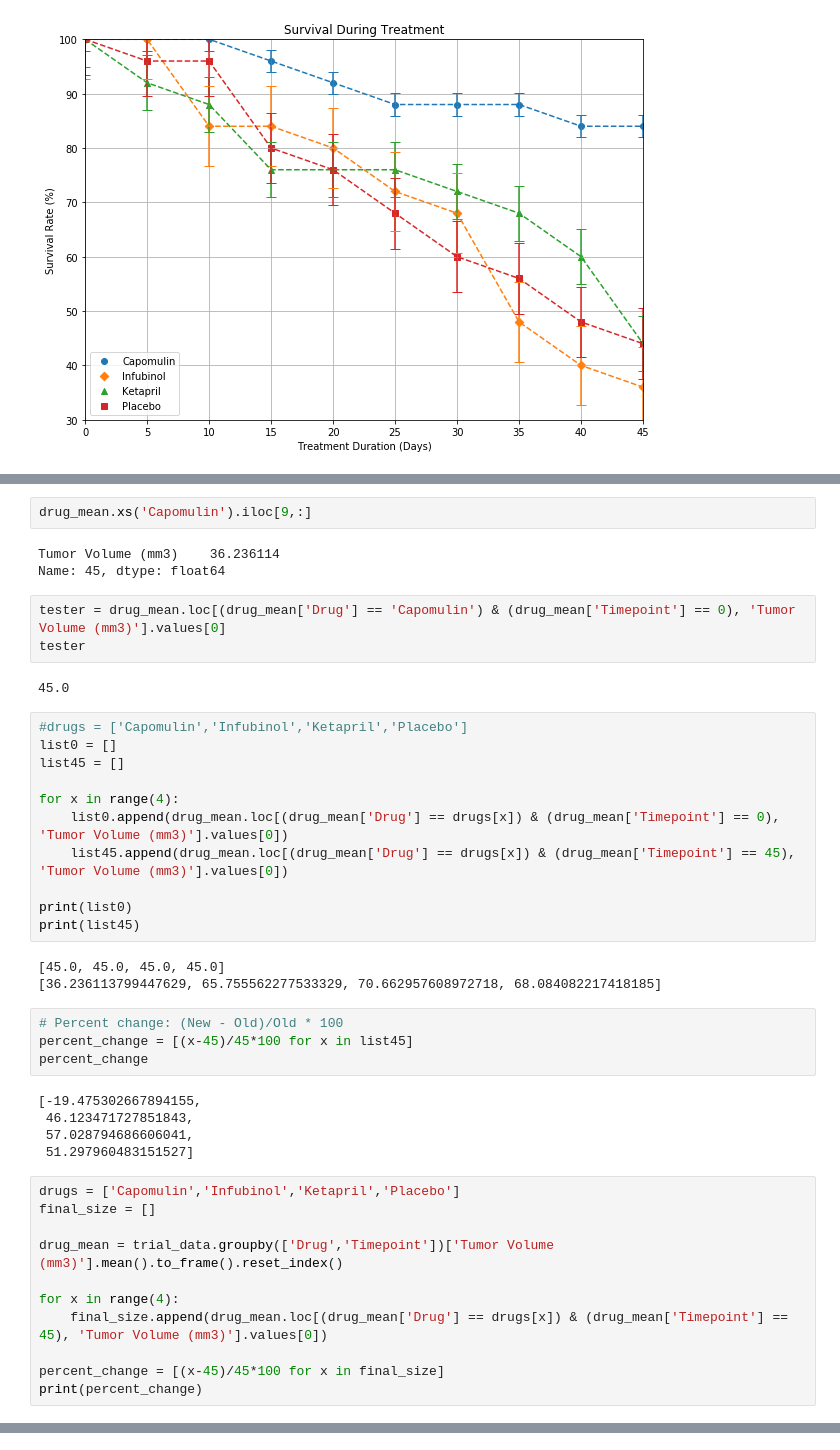
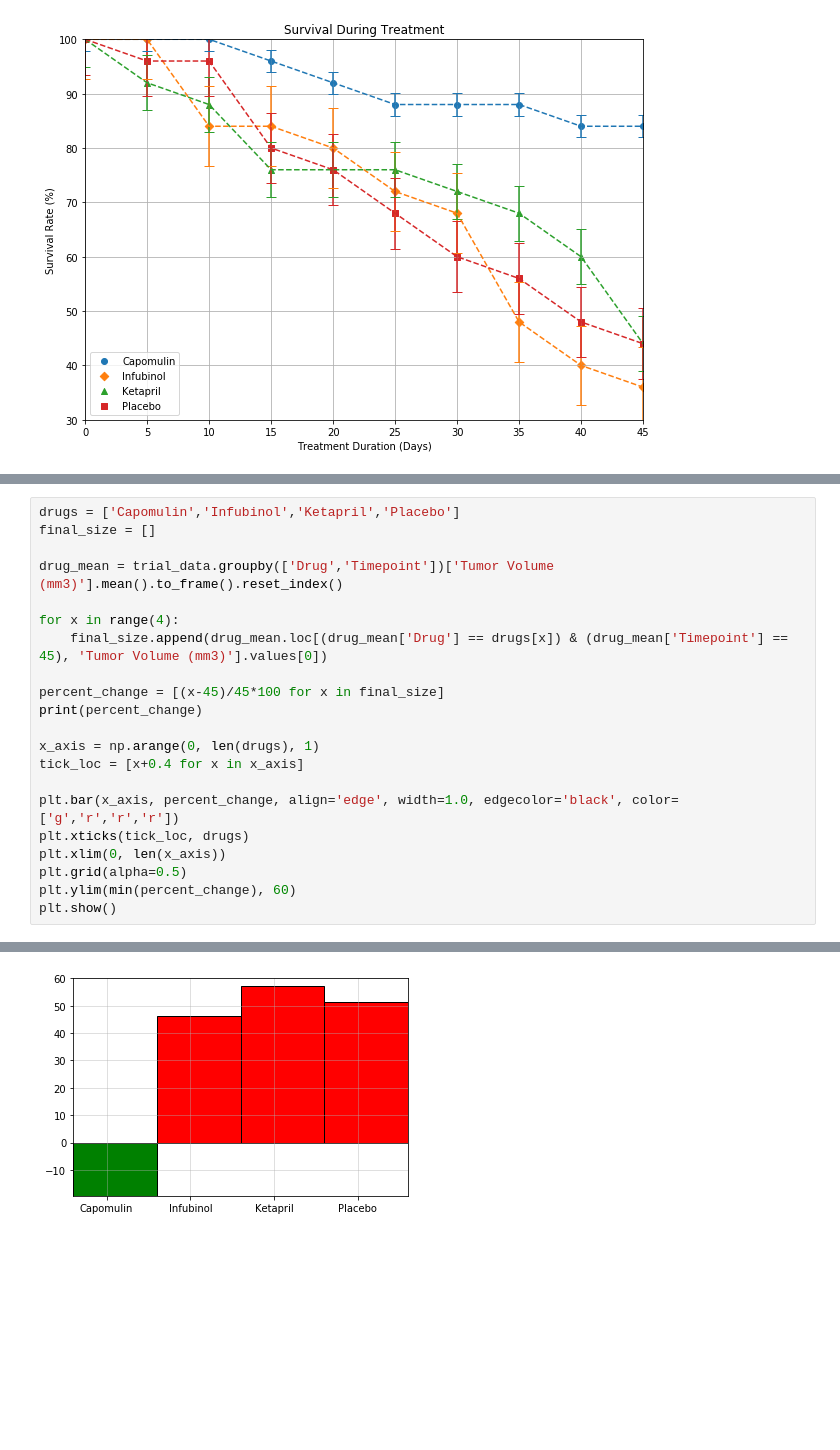
Before and after one commit to txstu09/pymaceuticals-inc, a Jupyter notebook: pymaceuticals.ipynb, the cells around one changed output, grey strips where cells are left out. Cells and saved outputs as stored; diff of their text form; blank space fills up the shorter version.

Commit message:
create tumor change bar chart

```diff
--- a/pymaceuticals.ipynb
+++ b/pymaceuticals.ipynb
@@ -125,36 +114,3 @@ drug_mean.head()
-# %%
-drug_mean.xs('Capomulin').iloc[9,:]
-# %% [output]
-Tumor Volume (mm3)    36.236114
-Name: 45, dtype: float64
-# %%
-tester = drug_mean.loc[(drug_mean['Drug'] == 'Capomulin') & (drug_mean['Timepoint'] == 0), 'Tumor Volume (mm3)'].values[0]
-tester
-# %% [output]
-45.0
-# %%
-#drugs = ['Capomulin','Infubinol','Ketapril','Placebo']
-list0 = []
-list45 = []
-
-for x in range(4):
-    list0.append(drug_mean.loc[(drug_mean['Drug'] == drugs[x]) & (drug_mean['Timepoint'] == 0), 'Tumor Volume (mm3)'].values[0])
-    list45.append(drug_mean.loc[(drug_mean['Drug'] == drugs[x]) & (drug_mean['Timepoint'] == 45), 'Tumor Volume (mm3)'].values[0])
-
-print(list0)
-print(list45)
-# %% [output]
-[45.0, 45.0, 45.0, 45.0]
-[36.236113799447629, 65.755562277533329, 70.662957608972718, 68.084082217418185]
-# %%
-# Percent change: (New - Old)/Old * 100
-percent_change = [(x-45)/45*100 for x in list45]
-percent_change
-# %% [output]
-[-19.475302667894155,
- 46.123471727851843,
- 57.028794686606041,
- 51.297960483151527]
 # %%
 drugs = ['Capomulin','Infubinol','Ketapril','Placebo']
 final_size = []
@@ -166,4 +122,14 @@ for x in range(4):
 
 percent_change = [(x-45)/45*100 for x in final_size]
 print(percent_change)
+
+x_axis = np.arange(0, len(drugs), 1)
+tick_loc = [x+0.4 for x in x_axis]
+
+plt.bar(x_axis, percent_change, align='edge', width=1.0, edgecolor='black', color=['g','r','r','r'])
+plt.xticks(tick_loc, drugs)
+plt.xlim(0, len(x_axis))
+plt.grid(alpha=0.5)
+plt.ylim(min(percent_change), 60)
+plt.show()
 # %% [output]
@@ -173,0 +137 @@ print(percent_change)
+[figure, added]
```
Also changed, not shown: parts of 1 cell of this notebook.
